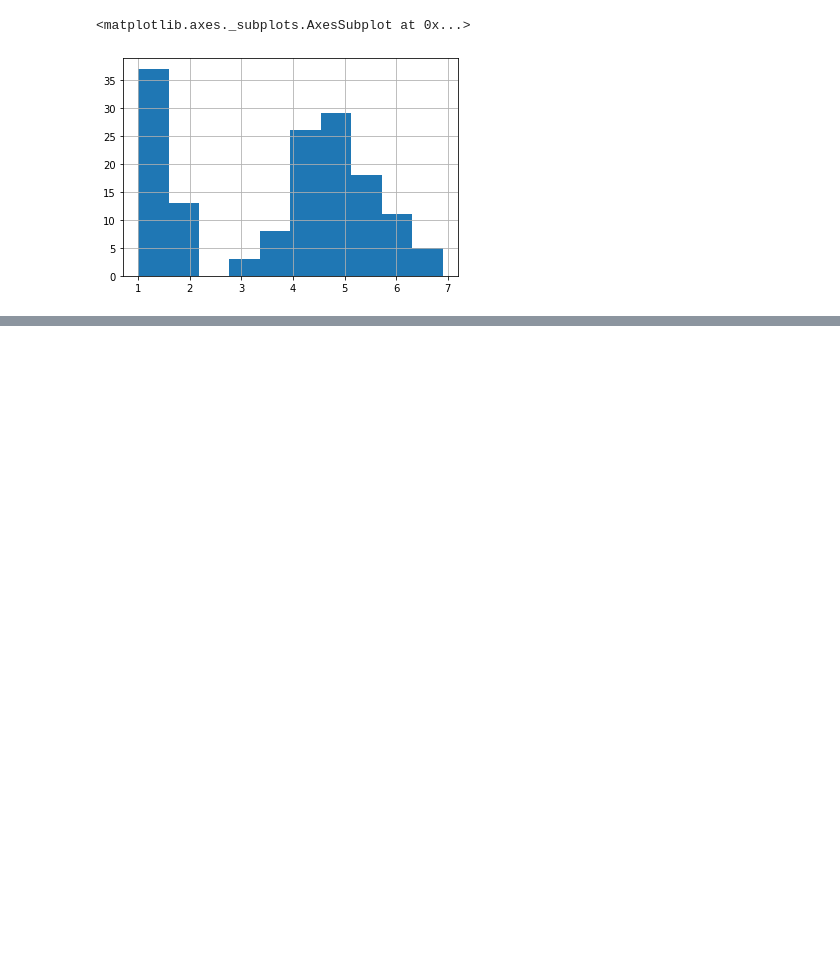
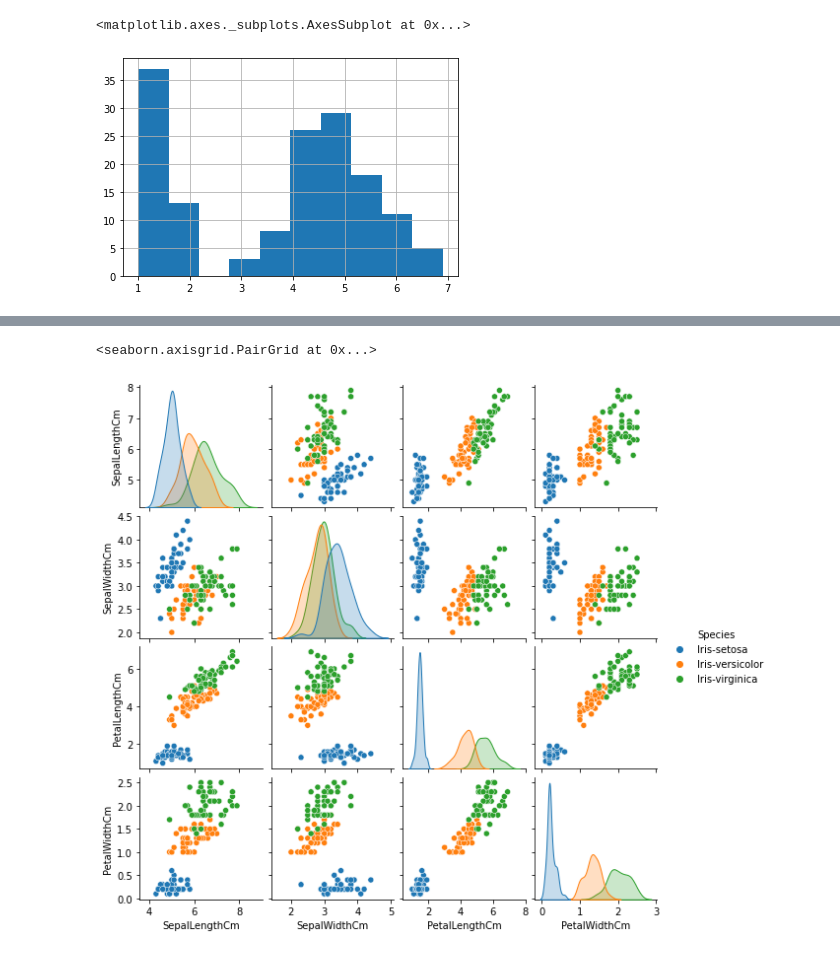
Before and after one commit to HerinePamela/Notebook, a Jupyter notebook: visualization.ipynb, the cells around one changed output, grey strips where cells are left out. Drawn from its saved outputs; the diff is of its cells as text; code cells hidden in the pictures; blank space fills up the shorter version.

```diff
--- a/visualization.ipynb
+++ b/visualization.ipynb
@@ -149,0 +178,6 @@ sample_ir['PetalLengthCm'].hist()
+# %%
+sns.pairplot(sample_ir.drop(['Id'], axis = 1),
+             hue='Species', height=2)
+# %% [output]
+<seaborn.axisgrid.PairGrid at 0x...>
+[figure, added]
```
Also changed, not shown: parts of 13 cells of this notebook.
